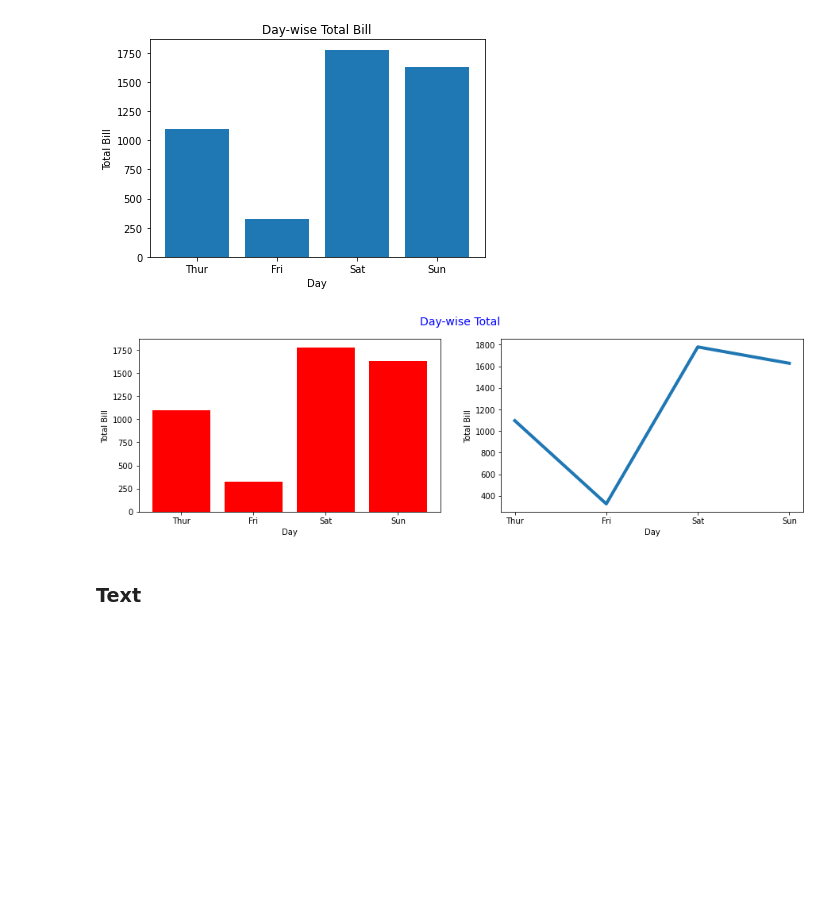
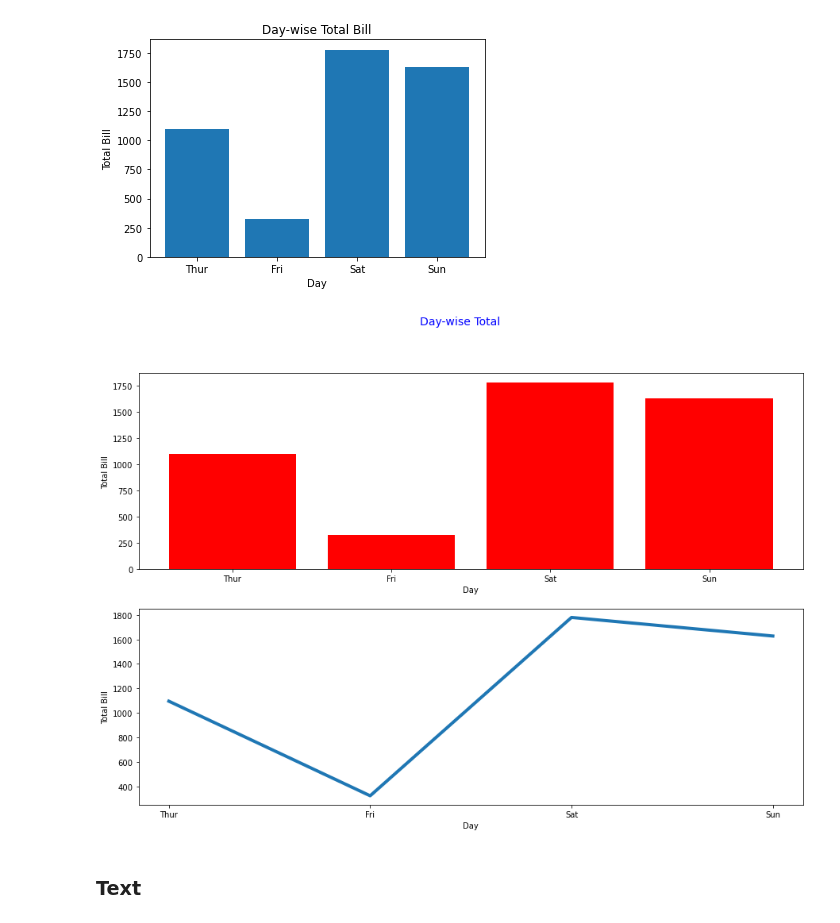
Before and after one commit to srikanthpragada/DS_18_JULY_2022, a Jupyter notebook: plots/matplotlibdemo.ipynb, the cells around one changed output. Drawn from its saved outputs; the diff is of its cells as text; code cells hidden in the pictures; blank space fills up the shorter version.

```diff
--- a/plots/matplotlibdemo.ipynb
+++ b/plots/matplotlibdemo.ipynb
@@ -209,21 +209,20 @@ ax.set_ylabel("Total Bill")
 Text(0, 0.5, 'Total Bill')
 [figure]
 # %%
-fig,ax = plt.subplots(1,2) # 1 row, 2 columns
+fig,ax = plt.subplots(2,1) # 2 row, 1 columns
 fig.suptitle('Day-wise Total', fontsize=14, color='blue')
-fig.set_size_inches(15,4)
+fig.set_size_inches(15,10)
 # First Axes - Bar Graph
 ax[0].bar(day_total['day'], day_total['total_bill'], color='red')
 ax[0].set_xlabel("Day")
 ax[0].set_ylabel("Total Bill")
 # Second Axes - Line Graph
 ax[1].plot(day_total['day'], day_total['total_bill'], linewidth=4)
 ax[1].set_xlabel("Day")
 ax[1].set_ylabel("Total Bill")
-
 fig.savefig("day_total.jpg")
 # %% [output]
-[figure, old version]
+[figure, new version]
 # %% [markdown]
 ### Text
 # %%
```
Also changed, not shown: parts of 3 cells of this notebook, 1 other file.
